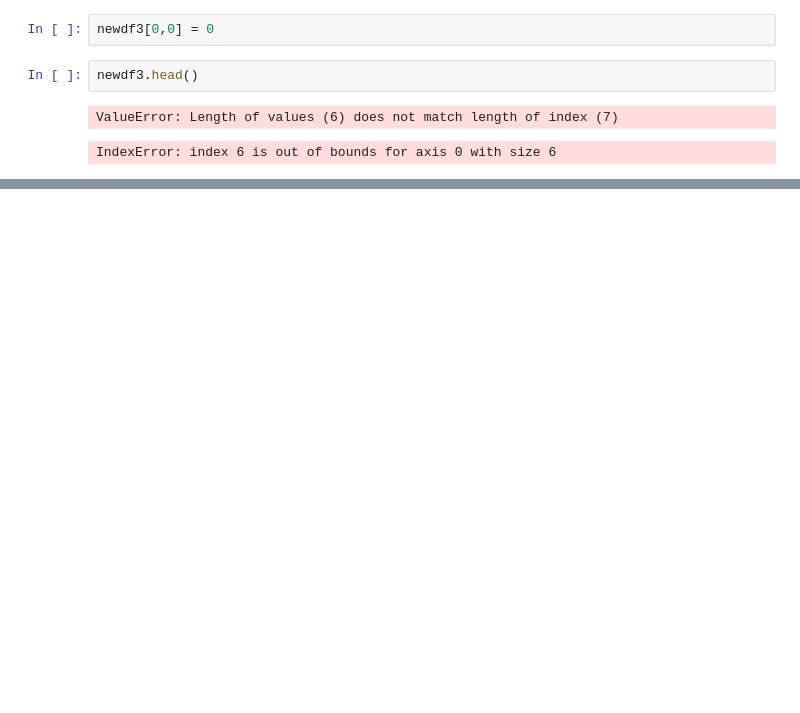
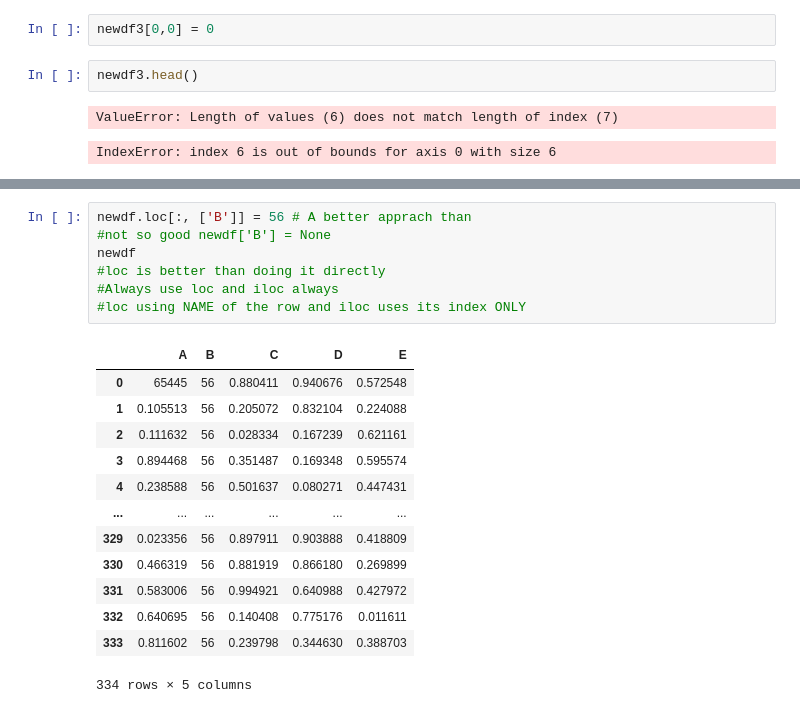
Before and after one commit to TanishqThuse/EDA_Data_Science_Code_With_Harry, a Jupyter notebook: Pandas_CSV_Basics/Pandas_CSV_Introduction.ipynb, the cells around one changed output, grey strips where cells are left out. Cells and saved outputs as stored; diff of their text form; blank space fills up the shorter version.

```diff
--- a/Pandas_CSV_Basics/Pandas_CSV_Introduction.ipynb
+++ b/Pandas_CSV_Basics/Pandas_CSV_Introduction.ipynb
@@ -471,0 +588,21 @@ newdf.head()
+# %%
+newdf.loc[:, ['B']] = 56 # A better apprach than
+#not so good newdf['B'] = None
+newdf
+#loc is better than doing it directly
+#Always use loc and iloc always
+#loc using NAME of the row and iloc uses its index ONLY
+# %% [output]
+|  | A | B | C | D | E |
+| 0 | 65445 | 56 | 0.880411 | 0.940676 | 0.572548 |
+| 1 | 0.105513 | 56 | 0.205072 | 0.832104 | 0.224088 |
+| 2 | 0.111632 | 56 | 0.028334 | 0.167239 | 0.621161 |
+| 3 | 0.894468 | 56 | 0.351487 | 0.169348 | 0.595574 |
+| 4 | 0.238588 | 56 | 0.501637 | 0.080271 | 0.447431 |
+| ... | ... | ... | ... | ... | ... |
+| 329 | 0.023356 | 56 | 0.897911 | 0.903888 | 0.418809 |
+| 330 | 0.466319 | 56 | 0.881919 | 0.866180 | 0.269899 |
+| 331 | 0.583006 | 56 | 0.994921 | 0.640988 | 0.427972 |
+| 332 | 0.640695 | 56 | 0.140408 | 0.775176 | 0.011611 |
+| 333 | 0.811602 | 56 | 0.239798 | 0.344630 | 0.388703 |
+334 rows × 5 columns
```
Also changed, not shown: parts of 63 cells of this notebook, 3 other files.
